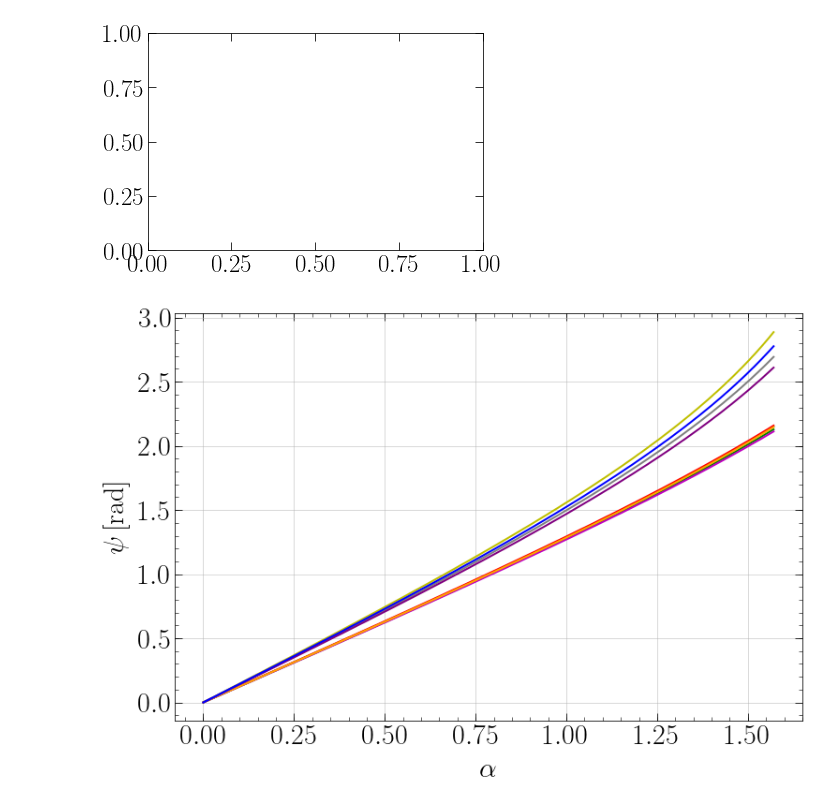
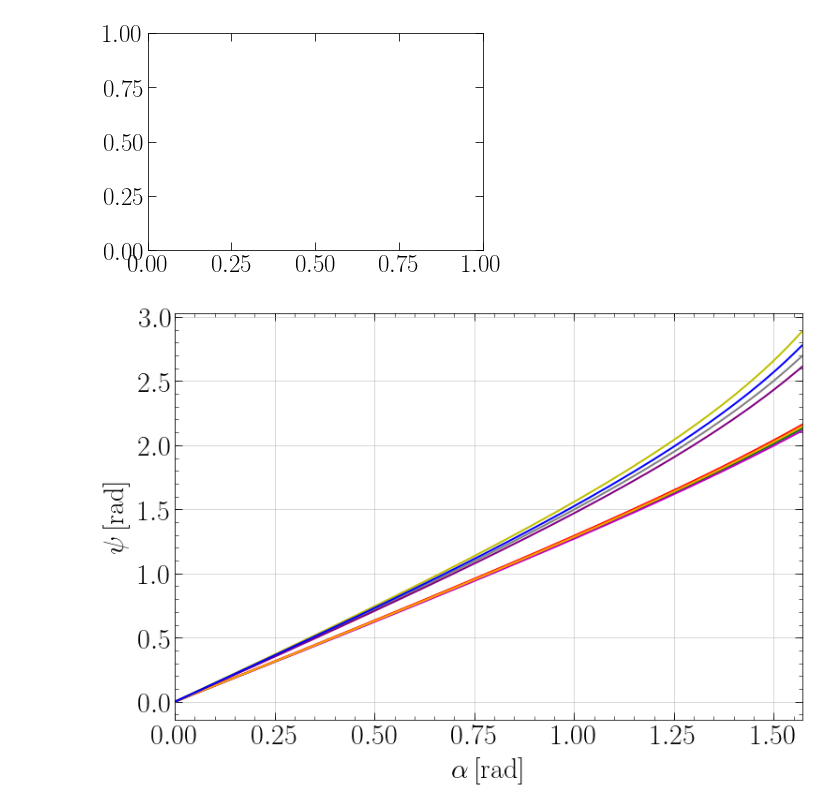
Before and after one commit to GravYong/scalarized_ns, a Jupyter notebook: geometry.ipynb, the cells around one changed output. Drawn from its saved outputs; the diff is of its cells as text; code cells hidden in the pictures.

```diff
--- a/geometry.ipynb
+++ b/geometry.ipynb
@@ -48,23 +50,23 @@ import matplotlib.ticker
 # %%
 names= ['m14_0','m14_5_001', 'm14_5_1','m14_10_001', 'm14_10_1','m20_0','m20_5_001','m20_10_001', 'm20_10_1']
 colors = ['c', 'g', 'r', 'm', 'orange',  'y', 'grey','purple','b']
 
 plt.figure(figsize=(12,8))
 for j in range(len(names)):
     data1 = np.genfromtxt('data/'+'geo_ap4_' +names[j]+ '.txt')
     alpha=data1[:,0]
     psi=data1[:,1]
     plt.plot(alpha,psi, color=colors[j], linewidth=2)
 # plt.ylim(0.001,0.5)
 plt.xlim(0,1.571)
 plt.ylabel(r'$\rm \psi\, [\rm rad]$', fontsize=30)
-plt.xlabel(r'$\rm \alpha$', fontsize=30)
+plt.xlabel(r'$\rm \alpha \, [\rm rad]$', fontsize=30)
 plt.grid(alpha=0.6)
 plt.minorticks_on()
 plt.gca().xaxis.set_minor_locator(plt.MultipleLocator(0.05))
 plt.tick_params(labelsize=30)
 # %% [output]
-[figure, old version]
+[figure, new version]
 # %%
 names= ['m14_0','m14_5_001', 'm14_5_1','m14_10_001', 'm14_10_1','m20_0','m20_5_001','m20_10_001', 'm20_10_1']
 colors = ['c', 'g', 'r', 'm', 'orange',  'y', 'grey','purple','b']
```
Also changed, not shown: parts of 3 cells of this notebook, 9 other files.
